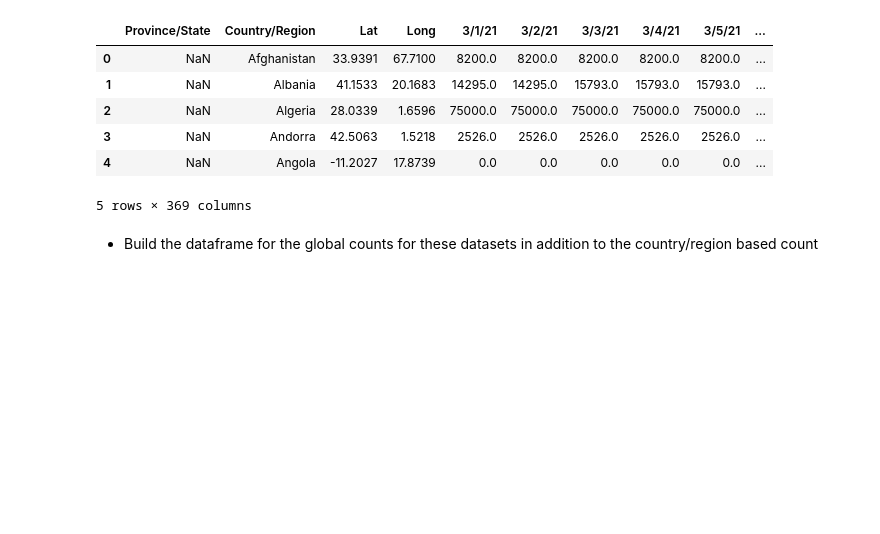
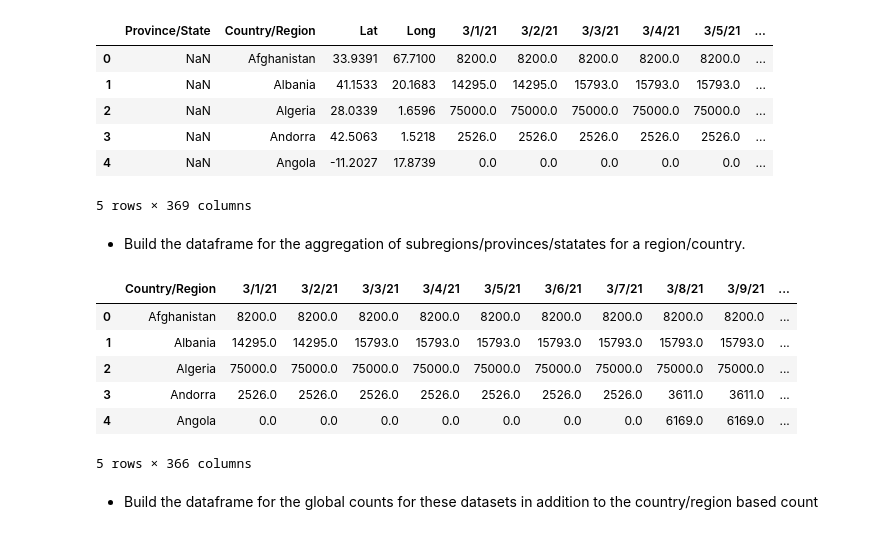
Before and after one commit to gaol00034/Covid19-Analysis, a Jupyter notebook: src/Global.ipynb, the cells around one changed output. Saved outputs shown, nothing was run; the diff lists cells and outputs as text; code cells hidden in the pictures; blank space fills up the shorter version.

```diff
--- a/src/Global.ipynb
+++ b/src/Global.ipynb
@@ -134,6 +134,24 @@ aligned_oneyear_vaccines_df.head(5)
 | 3 | NaN | Andorra | 42.5063 | 1.5218 | 2526.0 | 2526.0 | 2526.0 | 2526.0 | 2526.0 | ... |
 | 4 | NaN | Angola | -11.2027 | 17.8739 | 0.0 | 0.0 | 0.0 | 0.0 | 0.0 | ... |
 5 rows × 369 columns
+# %% [markdown]
+- Build the dataframe for the aggregation of subregions/provinces/statates for a region/country.
+# %%
+aligned_aggregated_confirmed_df = aligned_oneyear_confirmed_df[['Country/Region', *dates_format_1]].groupby('Country/Region', as_index=False).agg(func=sum)
+aligned_aggregated_deaths_df = aligned_oneyear_deaths_df[['Country/Region', *dates_format_1]].groupby('Country/Region', as_index=False).agg(func=sum)
+aligned_aggregated_vaccines_df = aligned_oneyear_vaccines_df[['Country/Region', *dates_format_1]].groupby('Country/Region', as_index=False).agg(func=sum)
+
+# aligned_aggregated_confirmed_df.head(5)
+# aligned_aggregated_deaths_df.head(5)
+aligned_aggregated_vaccines_df.head(5)
+# %% [output]
+|  | Country/Region | 3/1/21 | 3/2/21 | 3/3/21 | 3/4/21 | 3/5/21 | 3/6/21 | 3/7/21 | 3/8/21 | 3/9/21 | ... |
+| 0 | Afghanistan | 8200.0 | 8200.0 | 8200.0 | 8200.0 | 8200.0 | 8200.0 | 8200.0 | 8200.0 | 8200.0 | ... |
+| 1 | Albania | 14295.0 | 14295.0 | 15793.0 | 15793.0 | 15793.0 | 15793.0 | 15793.0 | 15793.0 | 15793.0 | ... |
+| 2 | Algeria | 75000.0 | 75000.0 | 75000.0 | 75000.0 | 75000.0 | 75000.0 | 75000.0 | 75000.0 | 75000.0 | ... |
+| 3 | Andorra | 2526.0 | 2526.0 | 2526.0 | 2526.0 | 2526.0 | 2526.0 | 2526.0 | 3611.0 | 3611.0 | ... |
+| 4 | Angola | 0.0 | 0.0 | 0.0 | 0.0 | 0.0 | 0.0 | 0.0 | 6169.0 | 6169.0 | ... |
+5 rows × 366 columns
 # %% [markdown]
 - Build the dataframe for the global counts for these datasets in addition to the country/region based count
 # %%
```
Also changed, not shown: parts of 6 cells of this notebook.
